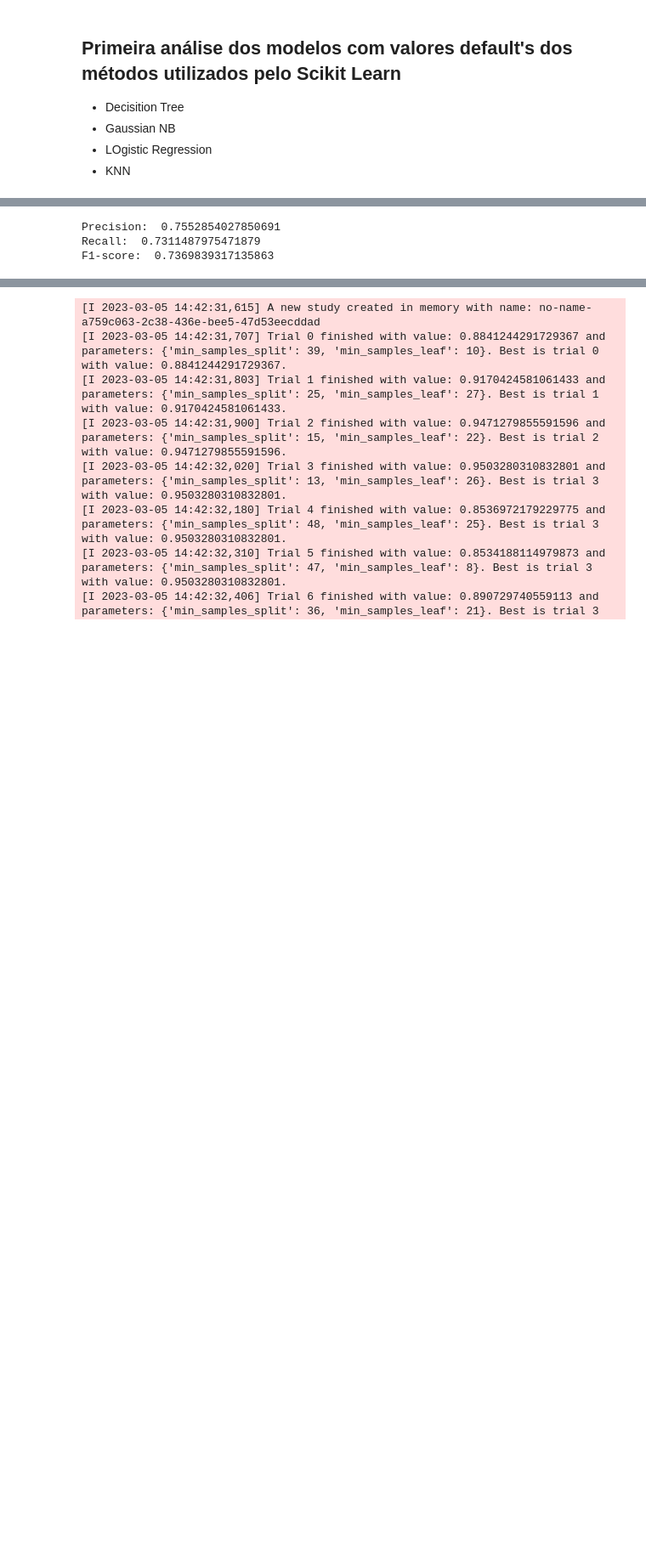
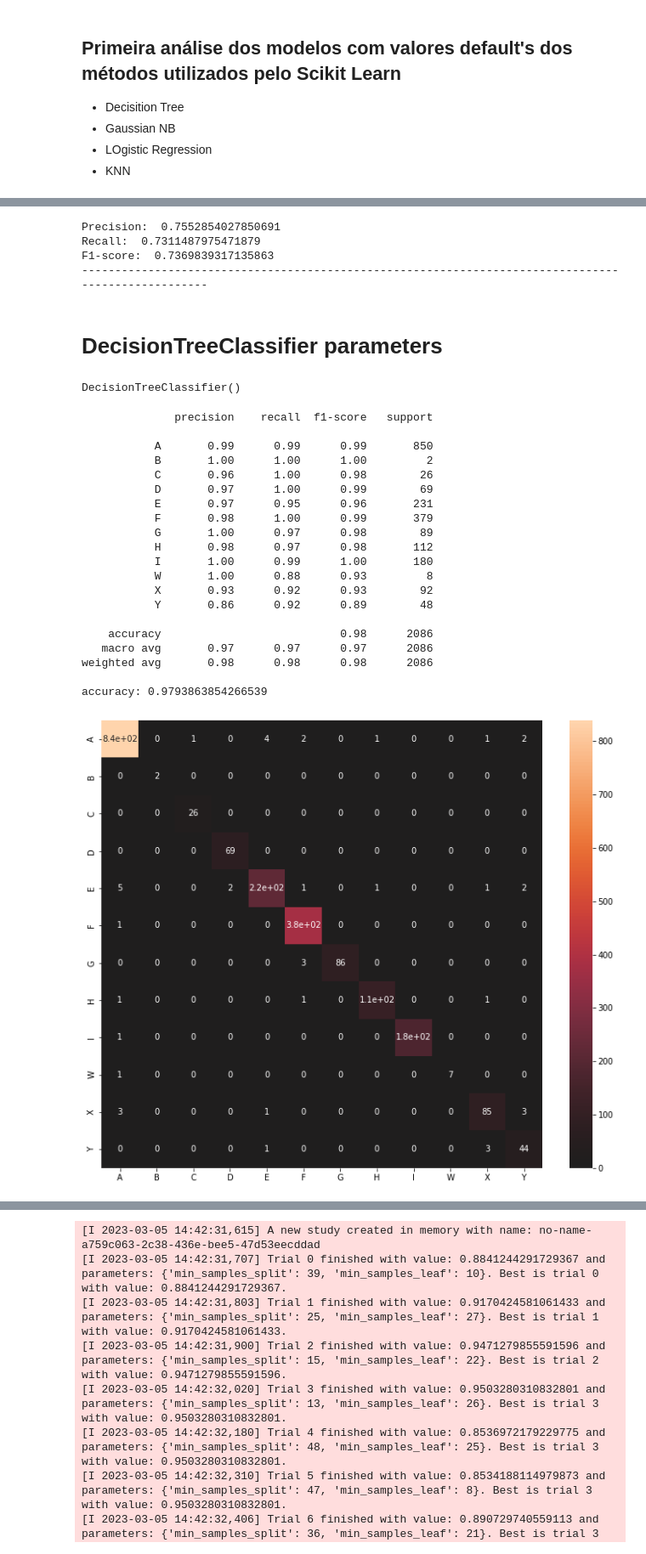
Before and after one commit to IndioP/Projeto-AM, a Jupyter notebook: Avila.ipynb, the cells around one changed output, grey strips where cells are left out. Shown at 85% size. Saved outputs shown, nothing was run; the diff lists cells and outputs as text; code cells hidden in the pictures; blank space fills up the shorter version.

Commit message:
Add KNN and Decision Tree

```diff
--- a/Avila.ipynb
+++ b/Avila.ipynb
@@ -142,6 +147,17 @@ import matplotlib.pyplot as plt
 from sklearn.preprocessing import StandardScaler
 from sklearn.pipeline import Pipeline
 import seaborn as sns
+# %%
+def display_metrics(model,x_test,y_test):
+    predicted = model.predict(x_test)
+    report = classification_report(y_test, predicted)
+    accuracy = accuracy_score(y_test, predicted)
+    print(report)
+    print(f"accuracy: {accuracy}")
+
+    cm = confusion_matrix(y_test, predicted)
+    plt.figure(figsize=(12,10))
+    sns.heatmap(cm, center=True, annot=True, yticklabels=model.classes_, xticklabels=model.classes_)
 # %%
 names = ['F1','F2','F3','F4','F5','F6','F7','F8','F9','F10','Class']
 df = pd.read_csv("Projeto-AM/avila-tr.txt",names = names)
@@ -216,9 +232,13 @@ def check_test(clf,X_test,y_test):
   print("Precision: ",precision_score(pred,y_test,average="weighted"))
   print("Recall: ",recall_score(pred,y_test,average="weighted"))
   print("F1-score: ",f1_score(pred,y_test,average="weighted"))
+  print("-"*100)
 
 check_test(clf,X_test,y_test)
 # %% [output]
 Precision:  0.7552854027850691
 Recall:  0.7311487975471879
 F1-score:  0.7369839317135863
+----------------------------------------------------------------------------------------------------
+# %% [markdown]
+# DecisionTreeClassifier parameters
@@ -224,0 +250,29 @@ F1-score:  0.7369839317135863
+# %%
+clf = DecisionTreeClassifier()
+clf.fit(X_train, y_train)
+# %% [output]
+DecisionTreeClassifier()
+# %%
+display_metrics(clf, X_valid, y_valid)
+# %% [output]
+              precision    recall  f1-score   support
+
+           A       0.99      0.99      0.99       850
+           B       1.00      1.00      1.00         2
+           C       0.96      1.00      0.98        26
+           D       0.97      1.00      0.99        69
+           E       0.97      0.95      0.96       231
+           F       0.98      1.00      0.99       379
+           G       1.00      0.97      0.98        89
+           H       0.98      0.97      0.98       112
+           I       1.00      0.99      1.00       180
+           W       1.00      0.88      0.93         8
+           X       0.93      0.92      0.93        92
+           Y       0.86      0.92      0.89        48
+
+    accuracy                           0.98      2086
+   macro avg       0.97      0.97      0.97      2086
+weighted avg       0.98      0.98      0.98      2086
+
+accuracy: 0.9793863854266539
+[figure, added]
```
Also changed, not shown: parts of 56 cells of this notebook.
